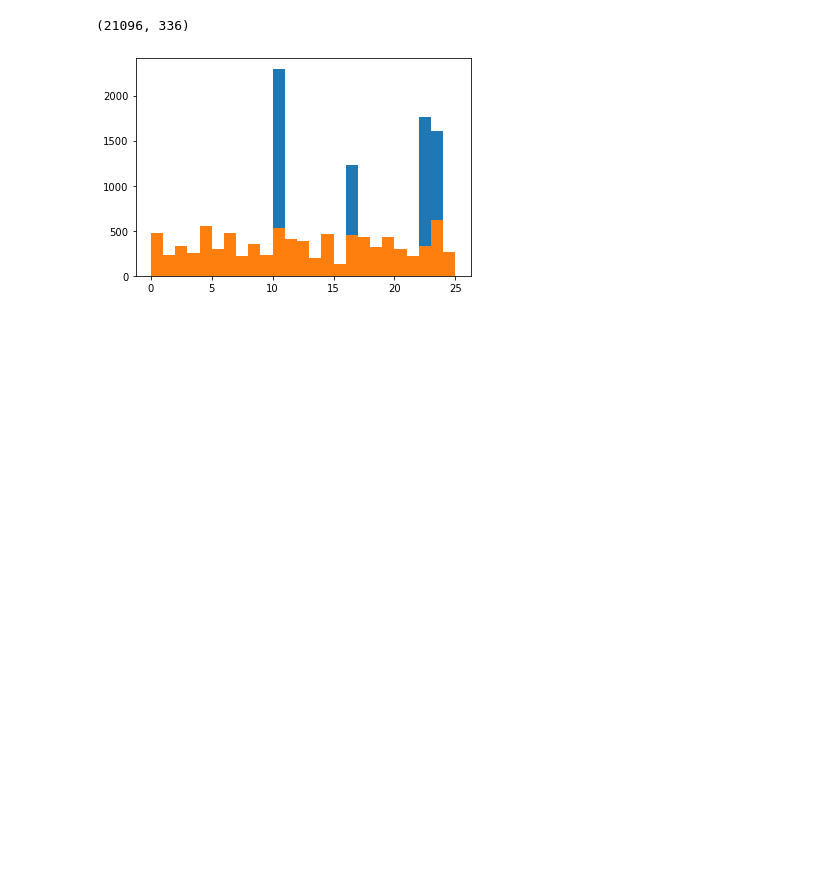
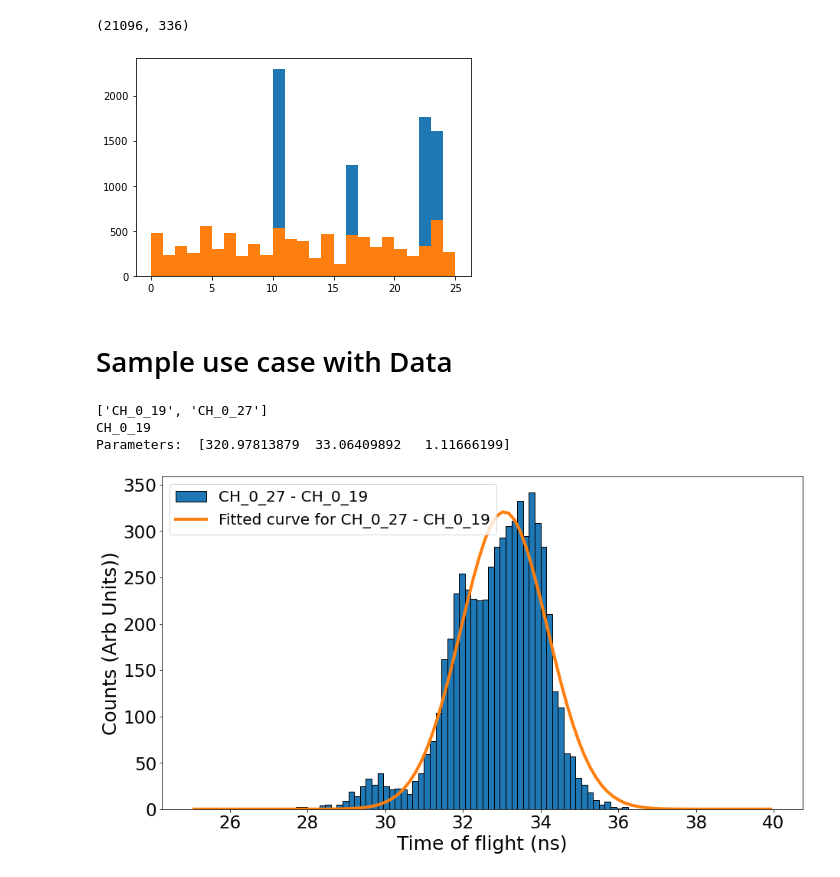
Before and after one commit to mdiamon/MATHUSLA, a Jupyter notebook: 2022_2023_MATHUSLA_Thesis_Project/Code/Time_Spectrum_Analysis.ipynb, the cells around one changed output. Drawn from its saved outputs; the diff is of its cells as text; code cells hidden in the pictures; blank space fills up the shorter version.

Commit message:
Add example for ToF processing

```diff
--- a/2022_2023_MATHUSLA_Thesis_Project/Code/Time_Spectrum_Analysis.ipynb
+++ b/2022_2023_MATHUSLA_Thesis_Project/Code/Time_Spectrum_Analysis.ipynb
@@ -736,3 +739,55 @@ plt.hist(fine_B,25)
 plt.show()
 # %% [output]
 [figure]
+# %% [markdown]
+# Sample use case with Data
+# %%
+%matplotlib inline
+
+data_dir = '/Users/jasonyuan/Desktop/Physics/Thesis/Code/MATHUSLA/2022_2023_MATHUSLA_Thesis_Project/Sample Data/0330_TOF'
+data_1 = data_dir + '/2.data'
+
+df = pd.read_csv(data_1,sep=';',on_bad_lines='warn')
+tof_dict = DAQTools.getTOF([],df)
+
+fig = plt.figure(figsize=(15,8))
+ax = fig.add_subplot(1,1,1)
+
+for key, val in tof_dict.items():
+    hist, bins, _ = ax.hist(val, 100, (25,40), edgecolor='black', density=False, label='{}'.format(key))
+    ax.tick_params(axis='both', labelsize=23)
+    ax.set_xlabel('Time of flight (ns)',fontsize=25)
+    ax.set_ylabel('Counts (Arb Units))',fontsize=25)
+
+    # Below is just an example of curve-fitting a Gaussian function
+    bin_centers = (bins[:-1] + bins[1:])/2
+    x_sigma = len(bin_centers)*[1e-99]
+    y_sigma = len(bin_centers)*[1]
+
+    model = scipy.odr.Model(DAQTools.gauss)
+    dat = scipy.odr.RealData(x=bin_centers, y=hist, sx=x_sigma, sy=y_sigma)
+    p_guess = [248, 33, 1]
+    fitted = scipy.odr.ODR(dat, model, beta0=p_guess, maxit=5000,job=10)
+
+    output = fitted.run()
+    p = output.beta      # 'beta' is an array of the parameter estimates
+    print("Parameters: ", p)
+
+    # cov = output.cov_beta  # parameter covariance matrix
+    # quasi_chisq = output.res_var
+    # uncertainty = output.sd_beta # parameter standard uncertainties
+    # if quasi_chisq < 1.0 :
+    #     uncertainty = uncertainty/np.sqrt(quasi_chisq)
+
+    ax.plot(bin_centers, DAQTools.gauss(p, bin_centers),
+            linewidth=4, label="Fitted curve for {}".format(key))
+
+ax.legend(fontsize=20)
+plt.show()
+
+# print(tof_dict)
+# %% [output]
+['CH_0_19', 'CH_0_27']
+CH_0_19
+Parameters:  [320.97813879  33.06409892   1.11666199]
+[figure, added]
```
Also changed, not shown: parts of 3 cells of this notebook, 2 other files.
